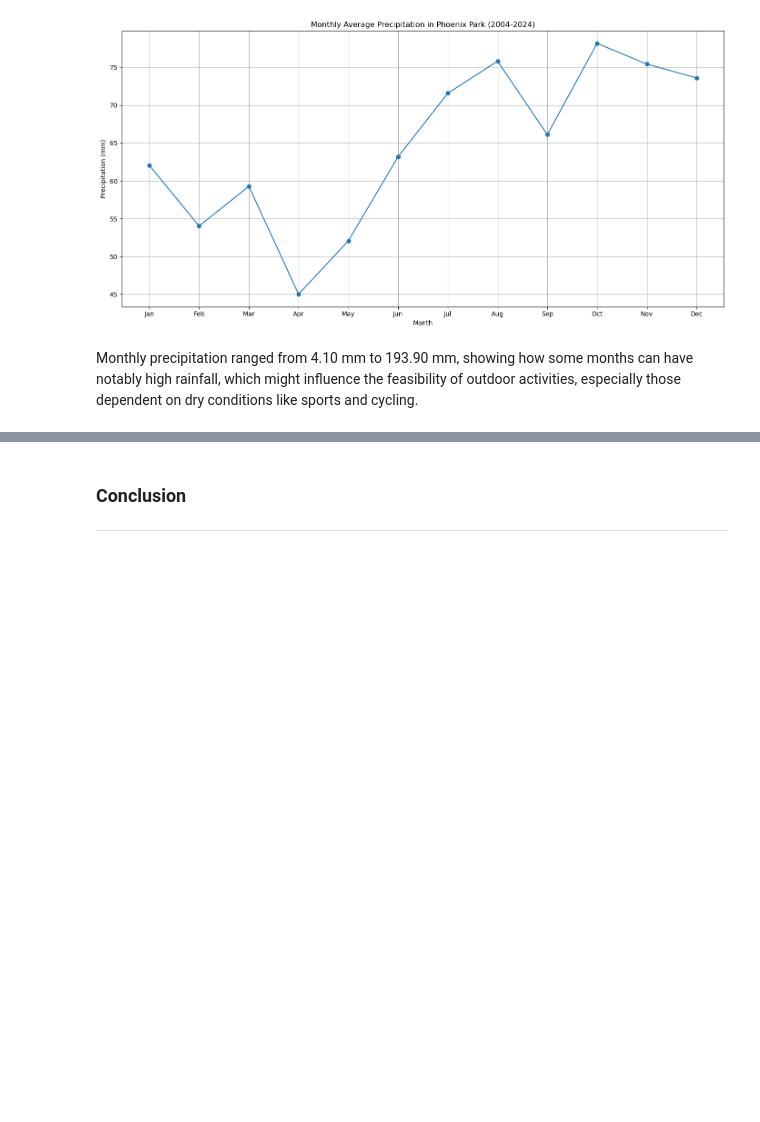
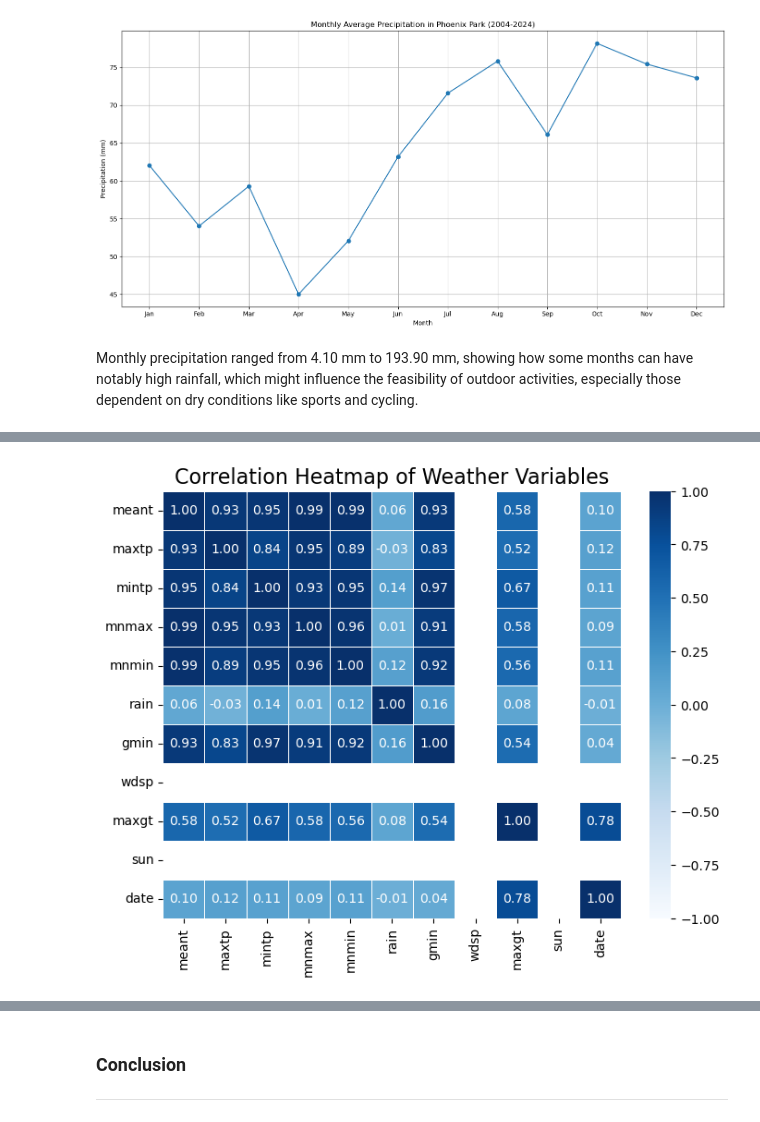
Before and after one commit to RodrigoDMU/programming-for-data-analytics, a Jupyter notebook: project/project.ipynb, the cells around one changed output, grey strips where cells are left out. Saved outputs shown, nothing was run; the diff lists cells and outputs as text; code cells hidden in the pictures; blank space fills up the shorter version.

```diff
--- a/project/project.ipynb
+++ b/project/project.ipynb
@@ -198,0 +188,7 @@ Median of 58.65 mm is below the mean, suggesting that many months have lower pre
+# %%
+# Drop 'year' and 'month' columns
+df_clean = df.drop(columns=['year', 'month'])
+
+# Calculate correlation for the dataset.
+correlation = df_clean.corr(method='pearson')
+print(correlation)
@@ -268,0 +310,13 @@ Monthly precipitation ranged from 4.10 mm to 193.90 mm, showing how some months
+# %%
+# Calculate the correlation matrix
+correlation = df_clean.corr(method='pearson')
+
+# Create a heatmap of the correlation matrix
+plt.figure(figsize=(8, 6))
+sns.heatmap(correlation, annot=True, cmap='Blues', fmt='.2f', linewidths=0.5, vmin=-1, vmax=1)
+
+# Add title and display
+plt.title('Correlation Heatmap of Weather Variables', fontsize=16)
+plt.show()
+# %% [output]
+[figure, added]
```
Also changed, not shown: parts of 12 cells of this notebook.
